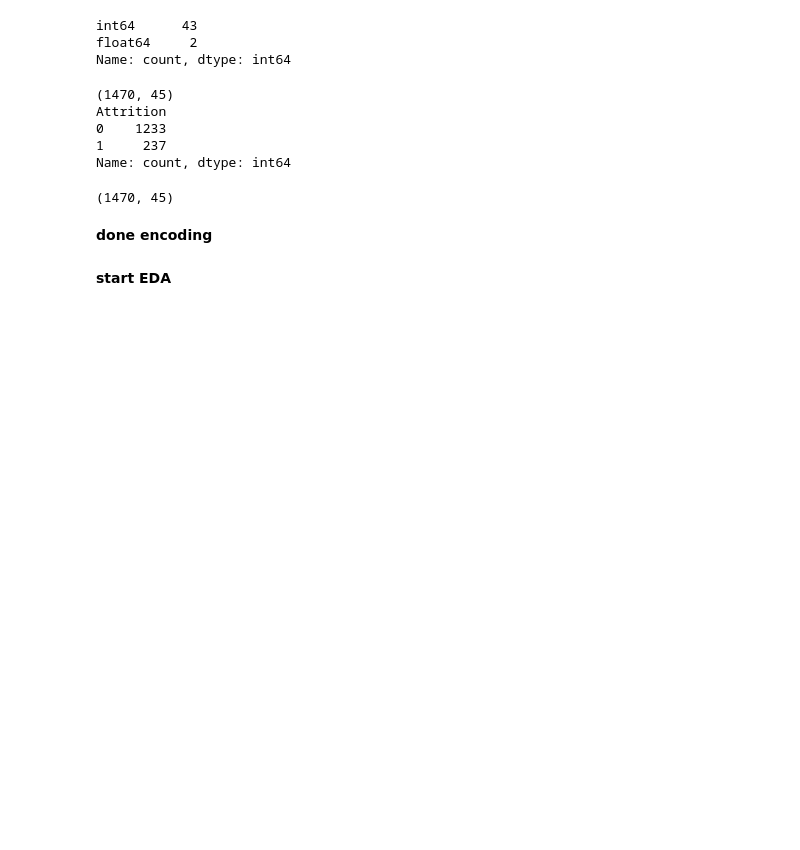
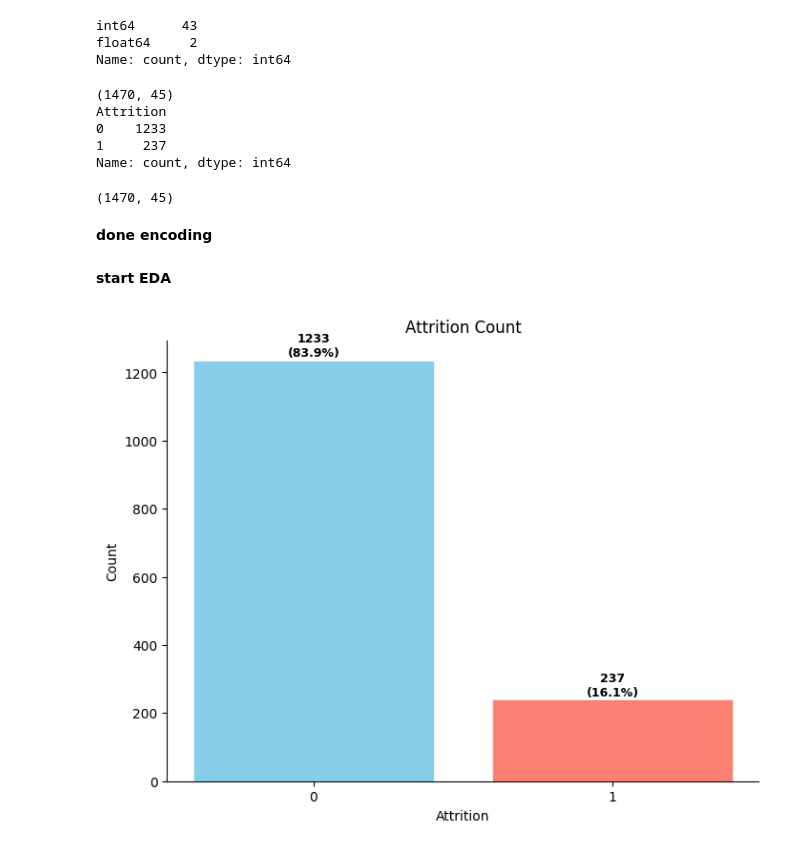
Before and after one commit to nawarfathi/HR, a Jupyter notebook: WA_fn.ipynb, the cells around one changed output. Saved outputs shown, nothing was run; the diff lists cells and outputs as text; code cells hidden in the pictures; blank space fills up the shorter version.

```diff
--- a/WA_fn.ipynb
+++ b/WA_fn.ipynb
@@ -265,3 +265,44 @@ df.shape
 **done encoding**
 # %% [markdown]
 **start EDA**
+# %%
+
+counts_attrition = df['Attrition'].value_counts().sort_index()
+
+plt.figure(figsize=(8, 6))
+
+bars = plt.bar(counts_attrition.index, counts_attrition.values)
+
+
+colors = ['skyblue', 'salmon']
+for bar, color in zip(bars, colors):
+    bar.set_color(color)
+
+
+total = counts_attrition.sum()
+for i, v in enumerate(counts_attrition.values):
+    percent = round((v / total) * 100, 1)
+
+    plt.text(
+        i,
+        v + (total * 0.01),
+        f'{v}\n({percent}%)',
+        ha='center',
+        fontsize=9,
+        fontweight='bold'
+    )
+
+plt.xticks([0, 1])
+
+plt.title('Attrition Count')
+plt.xlabel('Attrition')
+plt.ylabel('Count')
+
+
+ax = plt.gca()
+ax.spines['top'].set_visible(False)
+ax.spines['right'].set_visible(False)
+
+plt.show()
+# %% [output]
+[figure, added]
```
Also changed, not shown: parts of 7 cells of this notebook, 1 other file.
